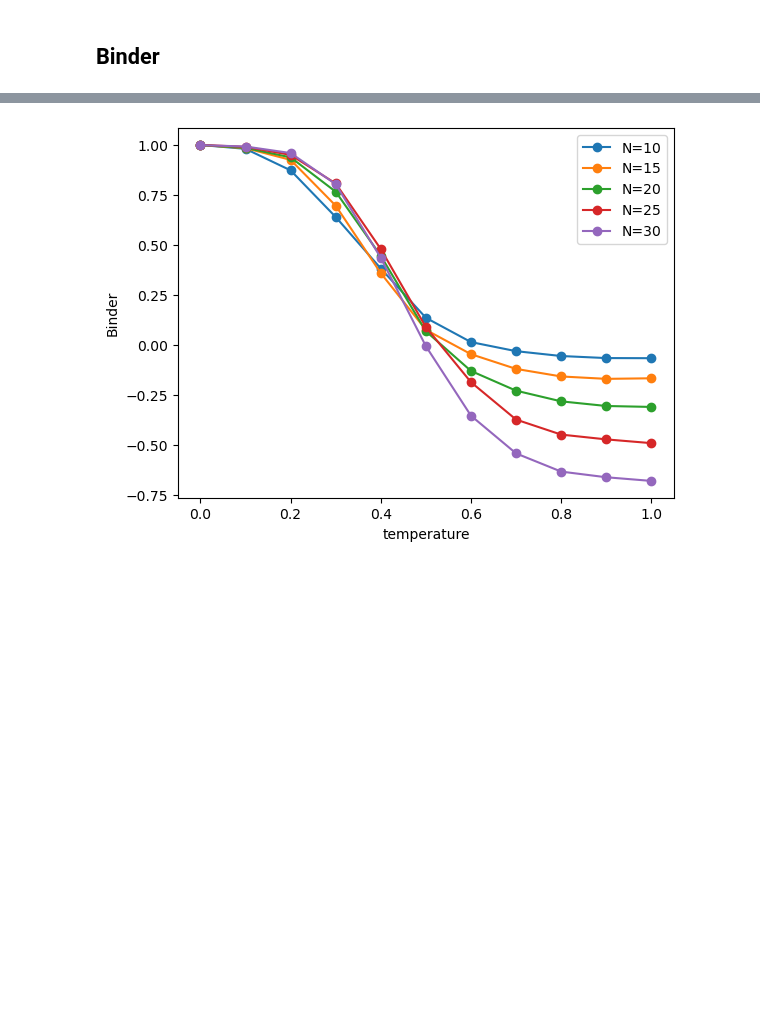
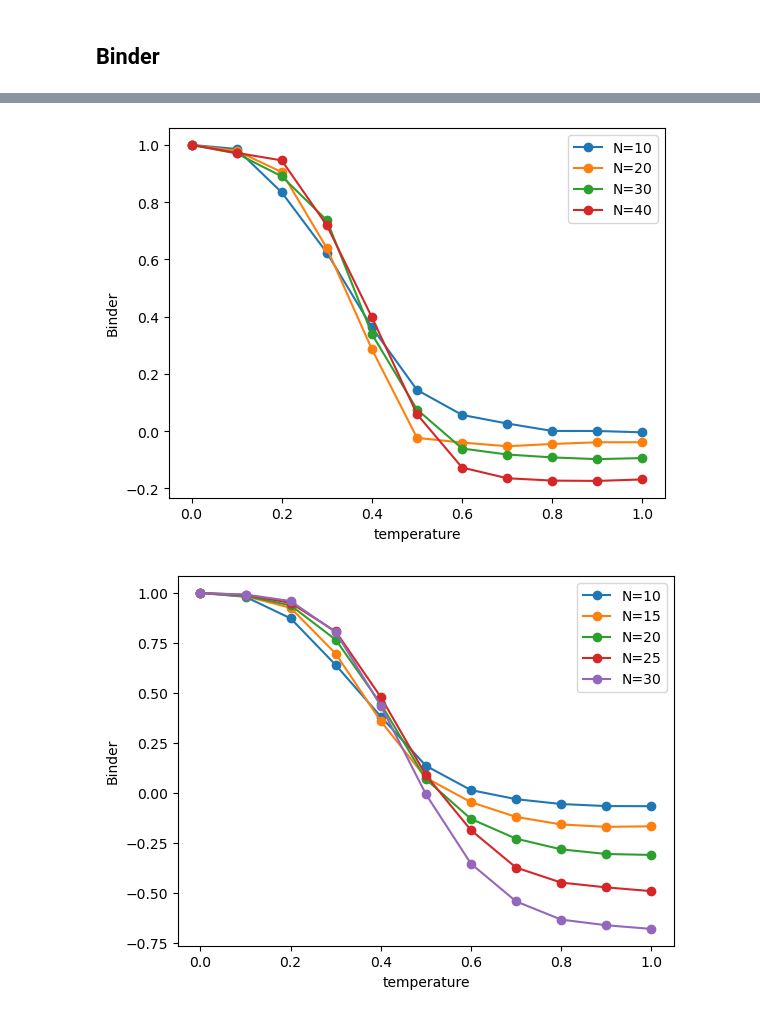
Before and after one commit to krlodeleon/LLG, a Jupyter notebook: q_EA.ipynb, the cells around one changed output, grey strips where cells are left out. Saved outputs shown, nothing was run; the diff lists cells and outputs as text; code cells hidden in the pictures; blank space fills up the shorter version.

```diff
--- a/q_EA.ipynb
+++ b/q_EA.ipynb
@@ -447,3 +261,18 @@ Text(0.5, 1.0, 'N=20, K=1')
+# %%
+T_vals = np.load('data/N10_K1_S1/T_vals.npy')
+# plt.plot(T_vals, np.load('data/N5_K1_S1/Uq.npy')[:,2], marker='o', label='N=5')
+plt.plot(T_vals, np.load('data/N10_K1_moreSamples_S1/U.npy')[:,2], marker='o', label='N=10')
+# plt.plot(T_vals, np.load('data/N15_K1_S1/U.npy')[:,2], marker='o', label='N=15')
+plt.plot(T_vals, np.load('data/N20_K1_moreSamples_S1/U.npy')[:,2], marker='o', label='N=20')
+# plt.plot(T_vals, np.load('data/N25_K1_moreSamples_S1/U.npy')[:,2], marker='o', label='N=25')
+plt.plot(T_vals, np.load('data/N30_K1_moreSamples_S1/U.npy')[:,2], marker='o', label='N=30')
+plt.plot(T_vals, np.load('data/N40_K1_moreSamples_S1/U.npy')[:,2], marker='o', label='N=40')
+plt.legend()
+plt.xlabel('temperature')
+plt.ylabel('Binder')
+plt.savefig('Binder_moreThermalSamples_lessReplica.png')
+# %% [output]
+[figure, added]
 # %%
 T_vals = np.load('data/N10_K1_S1/T_vals.npy')
 # plt.plot(T_vals, np.load('data/N5_K1_S1/Uq.npy')[:,2], marker='o', label='N=5')
```
Also changed, not shown: parts of 64 cells of this notebook.
